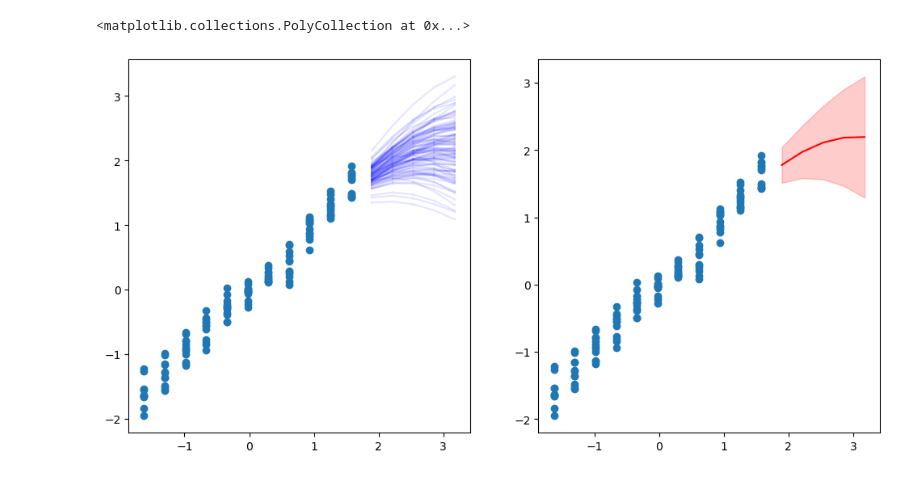
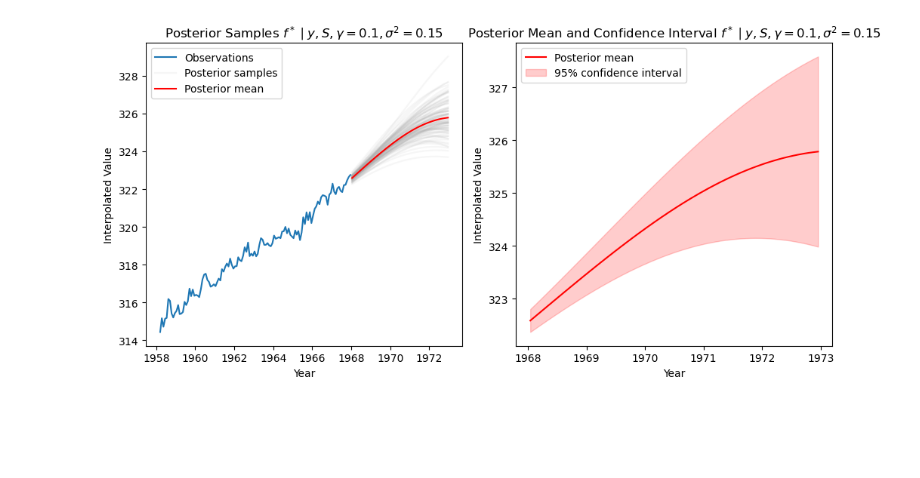
Before and after one commit to mdreisler/PML_course, a Jupyter notebook: assignment2/weekIV/GPs.ipynb, the cells around one changed output. Saved outputs shown, nothing was run; the diff lists cells and outputs as text; code cells hidden in the pictures; blank space fills up the shorter version.

```diff
--- a/assignment2/weekIV/GPs.ipynb
+++ b/assignment2/weekIV/GPs.ipynb
@@ -45,20 +70,23 @@ import pandas as pd
 # Specify the column names
 column_names = ['year', 'month', 'decimal_date', 'average', 'interpolated', 'trend', 'days']
 
+x_column = 'decimal_date'
+y_column = 'interpolated'
+
 # Read the CSV file with the specified column names
 df = pd.read_csv('co2_mm_mlo.csv', names=column_names, header=None, index_col=False)
 # %%
-columns = ["year", "interpolated"]
+columns = [x_column, y_column]
 x_ = df[columns]
 
 #x is from years 1958-1968
-x = x_[x_["year"].between(1958,1968)][["year"]].values
+x = x_[x_[x_column].between(1958,1968)][[x_column]].values
 
 #x_star is from 1968-1973
-x_star = x_[x_["year"].between(1969,1973)][["year"]].values
+x_star = x_[x_[x_column].between(1968,1973)][[x_column]].values
 
-y = x_[x_["year"].between(1958,1968)][["interpolated"]].values - 1958
-y_star = x_[x_["year"].between(1969,1973)][["interpolated"]].values - 1958
+y = x_[x_[x_column].between(1958,1968)][[y_column]].values - 1958
+y_star = x_[x_[x_column].between(1968,1973)][[y_column]].values - 1958
 # %%
 #import normalizer
 from sklearn.preprocessing import StandardScaler
@@ -116,39 +101,78 @@ plt.show()
 # %%
 kernel = gaussian_kernel
 gamma = 0.1
-noise_y = 0.4
+noise_y = 0.15
+
+#using eq. 75 in the lecture notes to compute the posterior mean and covariance for f star given y
+#f_star is normally distributed with mean m_star and covariance S_star
+#mean_posterior = K_x_x_star * (Kxx + noise_y^2 * I)^-1 * y
+#variance_posterior = K_x_x_star - K_x_x_star * (Kxx + noise_y^2 * I)^-1 * K_x_x_star.T
 
 K_S = kernel(x, x, gamma)
 G = np.linalg.inv(K_S + noise_y**2 * np.eye(K_S.shape[0]))
 alpha = G @ y
 
 K_S_x_star = kernel(x, x_star, gamma)
 K_x_star_x_star = kernel(x_star, x_star, gamma)
 
 m_star = K_S_x_star.T @ alpha
 m_star = m_star.flatten()
 var_star = K_x_star_x_star - K_S_x_star.T @ G @ K_S_x_star
 var_star += 1e-6 * np.eye(var_star.shape[0])
 
 std_star = np.sqrt(np.diag(var_star))
 conf95 = 1.96 * std_star
 
+n_samples = 100
+f_star = np.random.multivariate_normal(m_star.flatten(), var_star, n_samples)
 
+# Inverse transform for x and y
+x_orig = x_scaler.inverse_transform(x)  # Original x (training data)
+y_orig = y_scaler.inverse_transform(y) + 1958  # Add the offset back
 
+x_star_orig = x_scaler.inverse_transform(x_star)  # Original x_star
+m_star_orig = y_scaler.inverse_transform(m_star.reshape(-1, 1)).flatten() + 1958  # Add offset
+f_star_orig = y_scaler.inverse_transform(f_star.T).T + 1958  # Add offset for sampled functions
+conf95_orig_lower = y_scaler.inverse_transform((m_star - conf95).reshape(-1, 1)).flatten() + 1958
+conf95_orig_upper = y_scaler.inverse_transform((m_star + conf95).reshape(-1, 1)).flatten() + 1958
 
-n_samples = 100
-f_star = np.random.multivariate_normal(m_star, var_star, n_samples)
+# Plotting
+fig, ax = plt.subplots(1, 2, figsize=(10, 5))
+ax = ax.ravel()
 
+# Plot original training data
+ax[0].plot(x_orig, y_orig, label='Observations')
 
-fig, ax = plt.subplots(1,2, figsize=(12,6))
-ax = ax.ravel()
-ax[0].plot(x, y, 'o', label='Training data')
-ax[1].plot(x, y, 'o', label='Training data')
+# Plot original predictions with posterior samples
 for i in range(n_samples):
-    ax[0].plot(x_star, f_star[i, :], color='blue', alpha=0.1)
+    if i == 0:
+        # Plot the first sample with a label
+        ax[0].plot(x_star_orig, f_star_orig[i, :], color='darkgrey', alpha=0.1, label='Posterior samples')
+    else:
+        ax[0].plot(x_star_orig, f_star_orig[i, :], color='darkgrey', alpha=0.1)
 
-ax[1].plot(x_star, m_star, color='red', label='Posterior mean')
-ax[1].fill_between(x_star.flatten(), m_star - conf95, m_star + conf95, color='red', alpha=0.2, label='95% confidence interval')
+# Plot posterior mean and confidence interval
+ax[0].plot(x_star_orig, m_star_orig, color='red', label='Posterior mean')
+ax[1].plot(x_star_orig, m_star_orig, color='red', label='Posterior mean')
+ax[1].fill_between(
+    x_star_orig.flatten(),
+    conf95_orig_lower,
+    conf95_orig_upper,
+    color='red',
+    alpha=0.2,
+    label='95% confidence interval'
+)
+
+# Labels and legends
+ax[0].set_title(f"Posterior Samples $f^* \mid y, S, \gamma={gamma}, \sigma^2={noise_y}$")
+ax[1].set_title(f"Posterior Mean and Confidence Interval $f^* \mid y, S, \gamma={gamma}, \sigma^2={noise_y}$")
+for a in ax:
+    a.set_xlabel("Year")
+    a.set_ylabel("Interpolated Value")
+    a.legend()
+
+plt.tight_layout()
+plt.savefig('figs/posterior_samples.png', dpi=300, bbox_inches='tight')
+plt.show()
 # %% [output]
-<matplotlib.collections.PolyCollection at 0x...>
-[figure, old version]
+[figure, new version]
```
Also changed, not shown: parts of 5 cells of this notebook, 4 other files.
